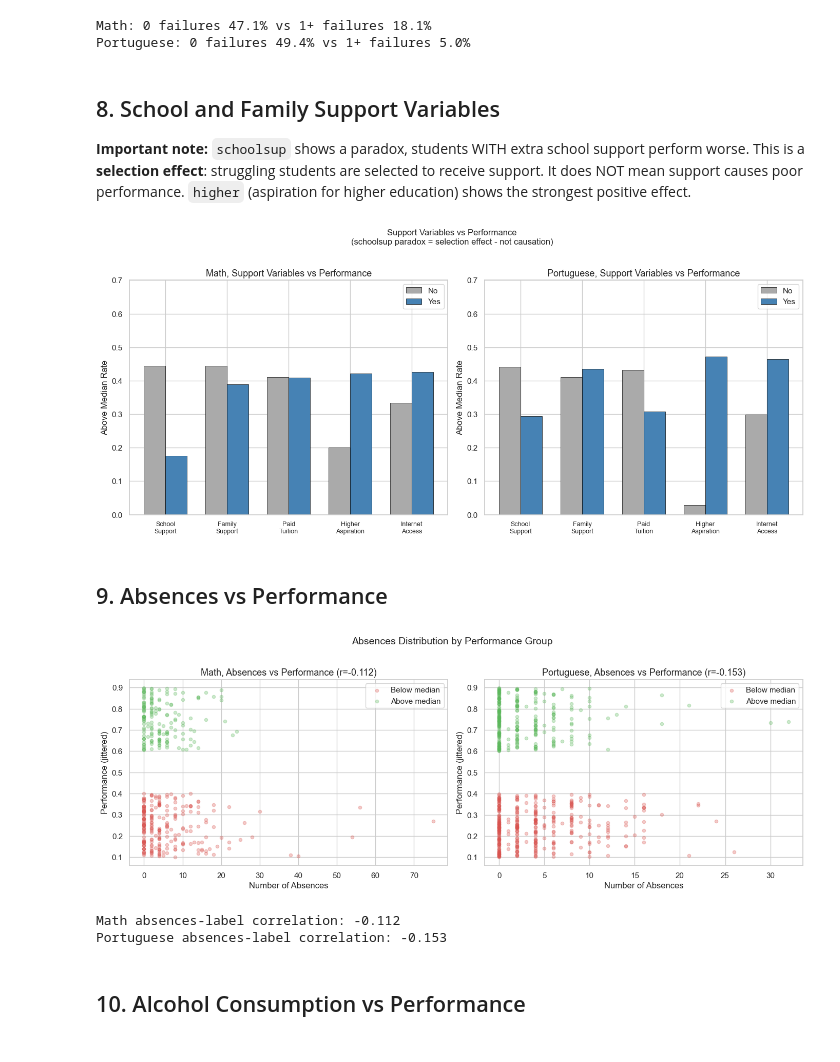
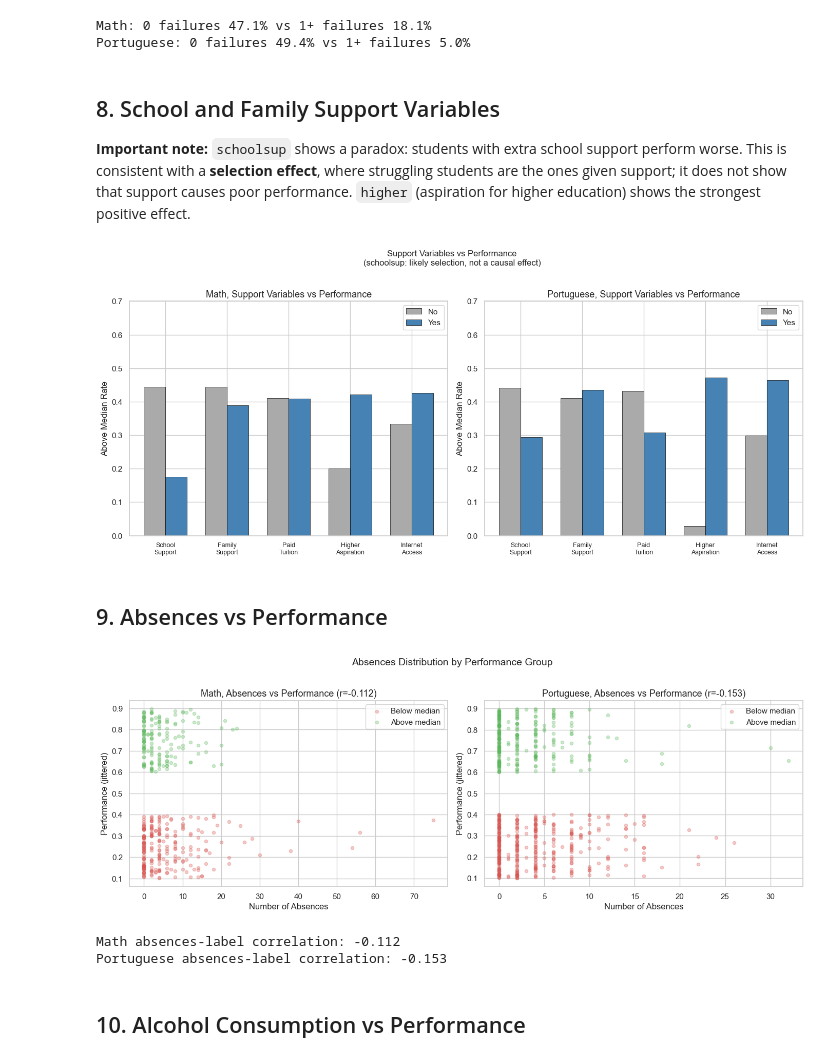
Before and after one commit to nithinnarla/fape-fairness-ml, a Jupyter notebook: notebooks/eda_student.ipynb, the cells around one changed output. Saved outputs shown, nothing was run; the diff lists cells and outputs as text; code cells hidden in the pictures.

```diff
--- a/notebooks/eda_student.ipynb
+++ b/notebooks/eda_student.ipynb
@@ -171,5 +171,8 @@ plt.suptitle('Age Distribution and Performance Rate', fontsize=14, y=1.02)
 plt.tight_layout()
 plt.savefig('../figures/eda/student_age_distribution.png', dpi=150, bbox_inches='tight')
 plt.show()
+for df, subject in [(math_df, 'Math'), (por_df, 'Portuguese')]:
+    counts = df['age'].value_counts().sort_index()
+    print(f'{subject}, ages with fewer than 10 records: ' + ', '.join(f'{age} (n={n})' for age, n in counts[counts < 10].items()))
 # %% [output]
 [figure]
@@ -253,7 +258,7 @@ for ax, (df, subject) in zip(axes, [(math_df, 'Math'), (por_df, 'Portuguese')]):
     ax.set_title(f'{subject}, Past Failures vs Performance', fontsize=13)
     ax.set_ylabel('Above Median Rate')
     ax.set_ylim(0, 0.7)
-    ax.legend()
+    ax.legend(loc='upper left')
     corr = df['failures'].corr(df['label'])
     ax.text(0.98, 0.95, f'r={corr:.3f}', transform=ax.transAxes,
             fontsize=10, va='top', ha='right', color='red')
@@ -274,7 +279,7 @@ Portuguese: 0 failures 49.4% vs 1+ failures 5.0%
 # %% [markdown]
 ## 8. School and Family Support Variables
 
-**Important note:** `schoolsup` shows a paradox, students WITH extra school support perform worse. This is a **selection effect**: struggling students are selected to receive support. It does NOT mean support causes poor performance. `higher` (aspiration for higher education) shows the strongest positive effect.
+**Important note:** `schoolsup` shows a paradox: students with extra school support perform worse. This is consistent with a **selection effect**, where struggling students are the ones given support; it does not show that support causes poor performance. `higher` (aspiration for higher education) shows the strongest positive effect.
 # %%
 support_cols = ['schoolsup', 'famsup', 'paid', 'higher', 'internet']
 support_labels = ['School\nSupport', 'Family\nSupport', 'Paid\nTuition', 'Higher\nAspiration', 'Internet\nAccess']
@@ -297,39 +302,40 @@ for ax, (df, subject) in zip(axes, [(math_df, 'Math'), (por_df, 'Portuguese')]):
     ax.set_ylim(0, 0.7)
     ax.legend()
 
-plt.suptitle('Support Variables vs Performance\n(schoolsup paradox = selection effect - not causation)',
+plt.suptitle('Support Variables vs Performance\n(schoolsup: likely selection, not a causal effect)',
              fontsize=12, y=1.02)
 plt.tight_layout()
 plt.savefig('../figures/eda/student_support_variables.png', dpi=150, bbox_inches='tight')
 plt.show()
 # %% [output]
-[figure, old version]
+[figure, new version]
 # %% [markdown]
 ## 9. Absences vs Performance
 # %%
 fig, axes = plt.subplots(1, 2, figsize=(14, 5))
+rng = np.random.default_rng(42)   # fixed jitter, so reruns redraw the same points
 
 for ax, (df, subject) in zip(axes, [(math_df, 'Math'), (por_df, 'Portuguese')]):
     ax.scatter(df[df['label']==0]['absences'],
-               np.random.uniform(0.1, 0.4, (df['label']==0).sum()),
+               rng.uniform(0.1, 0.4, (df['label']==0).sum()),
                alpha=0.3, color='#d9534f', label='Below median', s=20)
     ax.scatter(df[df['label']==1]['absences'],
-               np.random.uniform(0.6, 0.9, (df['label']==1).sum()),
+               rng.uniform(0.6, 0.9, (df['label']==1).sum()),
                alpha=0.3, color='#5cb85c', label='Above median', s=20)
     corr = df['absences'].corr(df['label'])
     ax.set_title(f'{subject}, Absences vs Performance (r={corr:.3f})', fontsize=13)
     ax.set_xlabel('Number of Absences')
     ax.set_ylabel('Performance (jittered)')
-    ax.legend()
+    ax.legend(loc='upper right')
 
 plt.suptitle('Absences Distribution by Performance Group', fontsize=14, y=1.02)
 plt.tight_layout()
 plt.savefig('../figures/eda/student_absences.png', dpi=150, bbox_inches='tight')
 plt.show()
 print(f'Math absences-label correlation: {math_df["absences"].corr(math_df["label"]):.3f}')
 print(f'Portuguese absences-label correlation: {por_df["absences"].corr(por_df["label"]):.3f}')
 # %% [output]
-[figure, old version]
+[figure, new version]
 Math absences-label correlation: -0.112
 Portuguese absences-label correlation: -0.153
 # %% [markdown]
```
Also changed, not shown: parts of 4 cells of this notebook, 46 other files.
